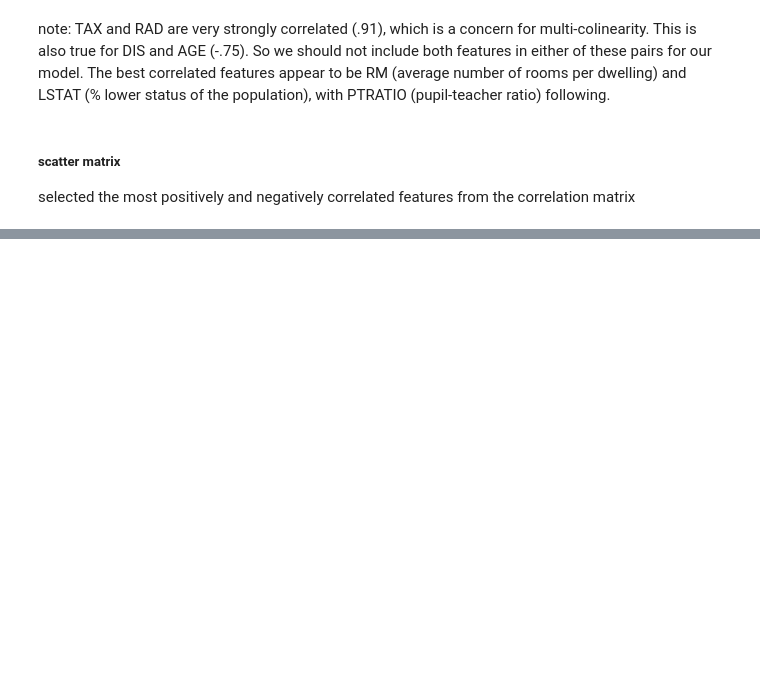
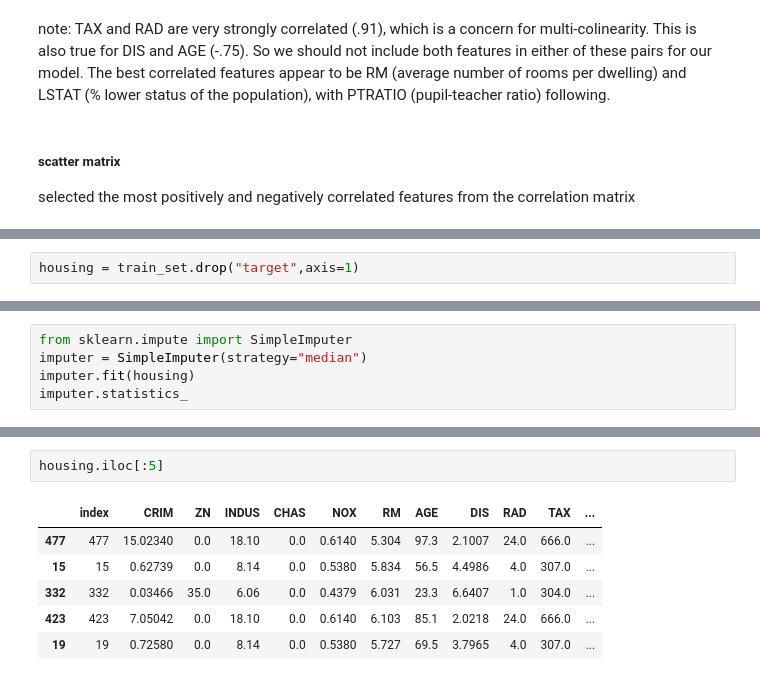
Before and after one commit to JasonMartino720/CS539_Assignment1, a Jupyter notebook: TeamAssignment1dot1.ipynb, the cells around one changed output, grey strips where cells are left out. Cells and saved outputs as stored; diff of their text form; blank space fills up the shorter version.

```diff
--- a/TeamAssignment1dot1.ipynb
+++ b/TeamAssignment1dot1.ipynb
@@ -190,0 +169,2 @@ Attribute Information (in order):
+# %%
+housing = train_set.drop("target",axis=1)
@@ -190,0 +179,5 @@ Attribute Information (in order):
+# %%
+from sklearn.impute import SimpleImputer
+imputer = SimpleImputer(strategy="median")
+imputer.fit(housing)
+imputer.statistics_
@@ -190,0 +318,9 @@ Attribute Information (in order):
+# %%
+housing.iloc[:5]
+# %% [output]
+|  | index | CRIM | ZN | INDUS | CHAS | NOX | RM | AGE | DIS | RAD | TAX | ... |
+| 477 | 477 | 15.02340 | 0.0 | 18.10 | 0.0 | 0.6140 | 5.304 | 97.3 | 2.1007 | 24.0 | 666.0 | ... |
+| 15 | 15 | 0.62739 | 0.0 | 8.14 | 0.0 | 0.5380 | 5.834 | 56.5 | 4.4986 | 4.0 | 307.0 | ... |
+| 332 | 332 | 0.03466 | 35.0 | 6.06 | 0.0 | 0.4379 | 6.031 | 23.3 | 6.6407 | 1.0 | 304.0 | ... |
+| 423 | 423 | 7.05042 | 0.0 | 18.10 | 0.0 | 0.6140 | 6.103 | 85.1 | 2.0218 | 24.0 | 666.0 | ... |
+| 19 | 19 | 0.72580 | 0.0 | 8.14 | 0.0 | 0.5380 | 5.727 | 69.5 | 3.7965 | 4.0 | 307.0 | ... |
```
Also changed, not shown: parts of 39 cells of this notebook.
